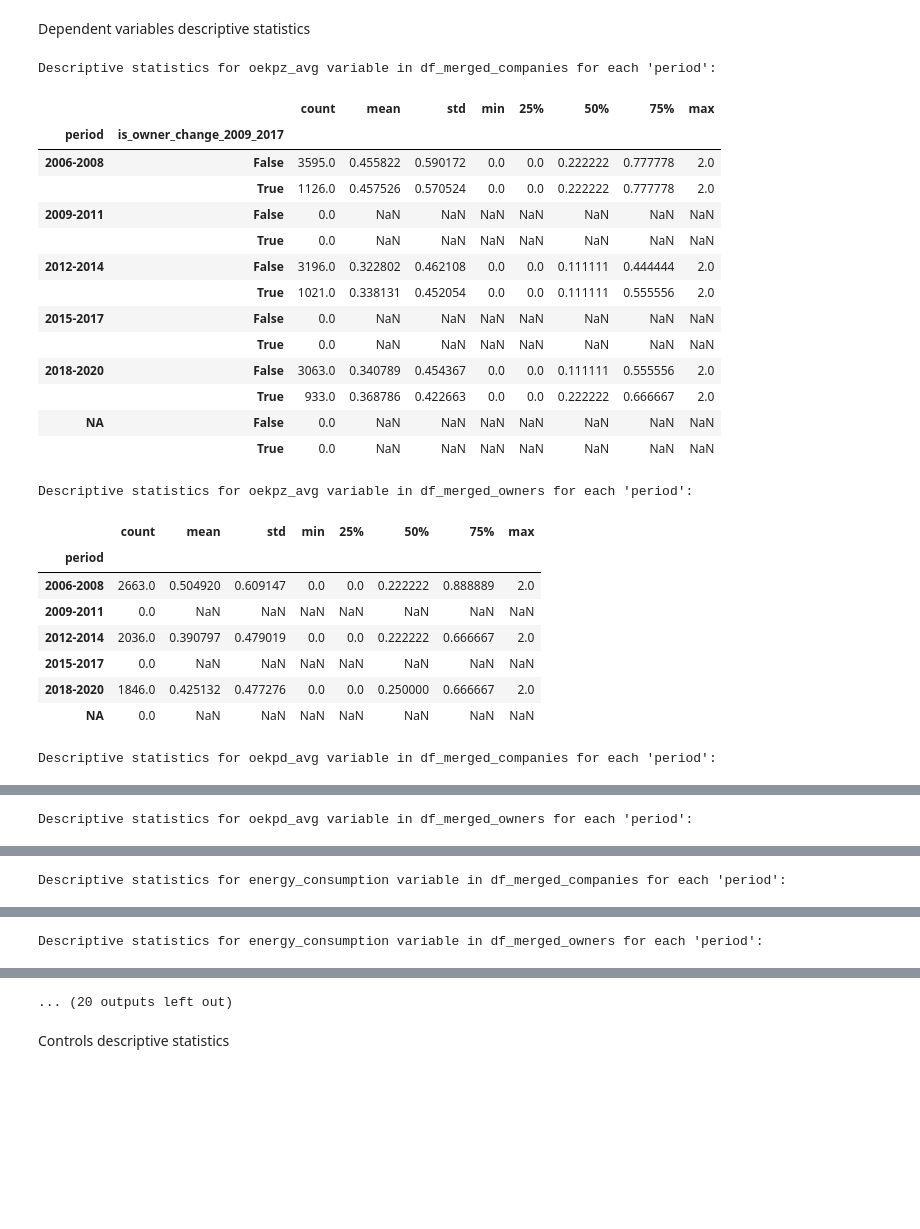
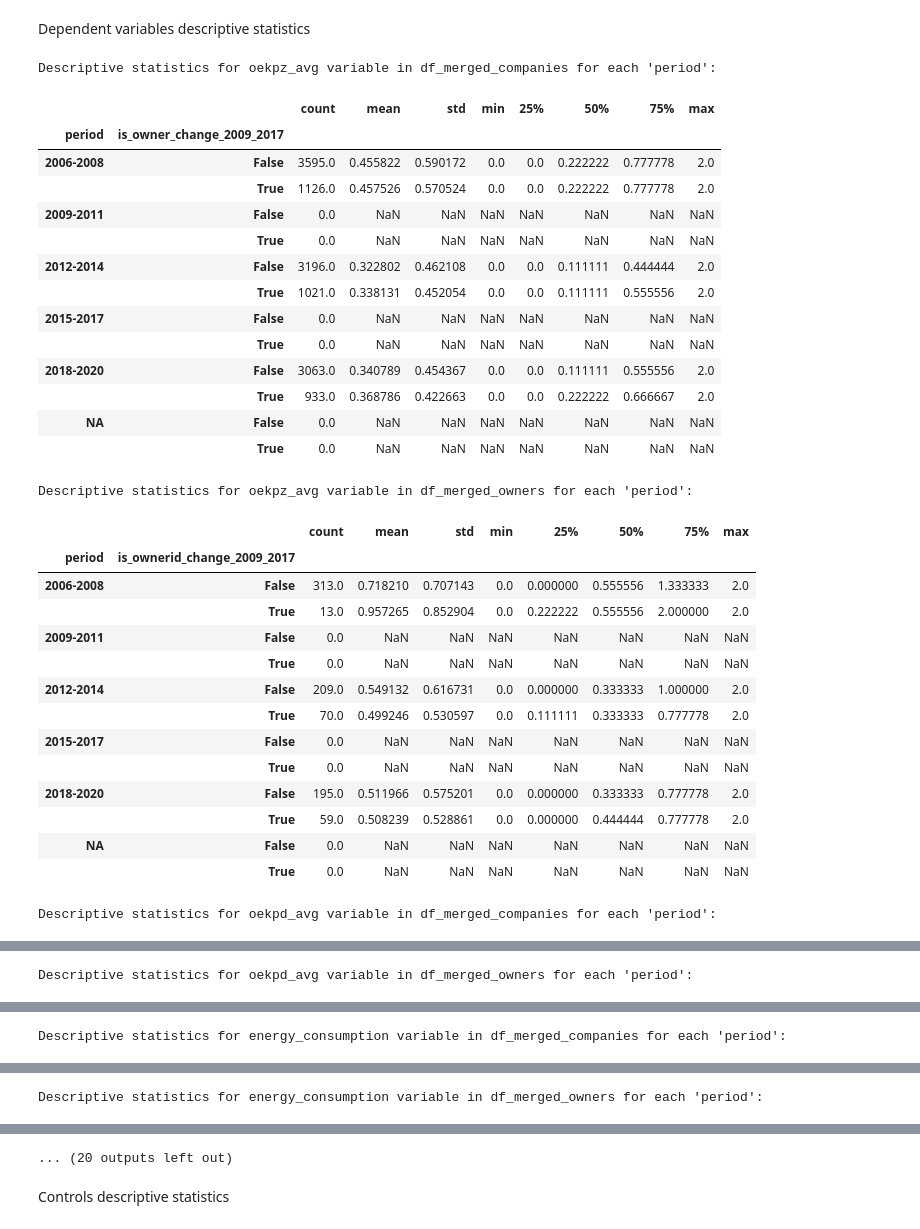
Before and after one commit to lucasanolte/bachelorarbeit, a Jupyter notebook: MIP_descriptive.ipynb, the cells around one changed output, grey strips where cells are left out. Cells and saved outputs as stored; diff of their text form; code cells hidden in the pictures; blank space fills up the shorter version.

```diff
--- a/MIP_descriptive.ipynb
+++ b/MIP_descriptive.ipynb
@@ -97,35 +97,41 @@ Dependent variables descriptive statistics
 # %%
 dependent_variables = ["oekpz_avg", "oekpd_avg", "energy_consumption", "material_use", "emissions_CO2", "emissions_other", "hazardous_material", "recycling"]
 for y in dependent_variables:
     print("Descriptive statistics for " + y + " variable in df_merged_companies for each 'period':")
     display(df_merged_companies.groupby(['period', 'is_owner_change_2009_2017'])[y].describe())
     print("Descriptive statistics for " + y + " variable in df_merged_owners for each 'period':")
-    display(df_merged_owners.groupby('period')[y].describe())
+    display(df_merged_owners.groupby(['period', 'is_ownerid_change_2009_2017'])[y].describe())
 # %% [output]
 Descriptive statistics for oekpz_avg variable in df_merged_companies for each 'period':
 |  |  | count | mean | std | min | 25% | 50% | 75% | max |
 | period | is_owner_change_2009_2017 |  |  |  |  |  |  |  |  |
 | 2006-2008 | False | 3595.0 | 0.455822 | 0.590172 | 0.0 | 0.0 | 0.222222 | 0.777778 | 2.0 |
 |  | True | 1126.0 | 0.457526 | 0.570524 | 0.0 | 0.0 | 0.222222 | 0.777778 | 2.0 |
 | 2009-2011 | False | 0.0 | NaN | NaN | NaN | NaN | NaN | NaN | NaN |
 |  | True | 0.0 | NaN | NaN | NaN | NaN | NaN | NaN | NaN |
 | 2012-2014 | False | 3196.0 | 0.322802 | 0.462108 | 0.0 | 0.0 | 0.111111 | 0.444444 | 2.0 |
 |  | True | 1021.0 | 0.338131 | 0.452054 | 0.0 | 0.0 | 0.111111 | 0.555556 | 2.0 |
 | 2015-2017 | False | 0.0 | NaN | NaN | NaN | NaN | NaN | NaN | NaN |
 |  | True | 0.0 | NaN | NaN | NaN | NaN | NaN | NaN | NaN |
 | 2018-2020 | False | 3063.0 | 0.340789 | 0.454367 | 0.0 | 0.0 | 0.111111 | 0.555556 | 2.0 |
 |  | True | 933.0 | 0.368786 | 0.422663 | 0.0 | 0.0 | 0.222222 | 0.666667 | 2.0 |
 | NA | False | 0.0 | NaN | NaN | NaN | NaN | NaN | NaN | NaN |
 |  | True | 0.0 | NaN | NaN | NaN | NaN | NaN | NaN | NaN |
 Descriptive statistics for oekpz_avg variable in df_merged_owners for each 'period':
-|  | count | mean | std | min | 25% | 50% | 75% | max |
-| period |  |  |  |  |  |  |  |  |
-| 2006-2008 | 2663.0 | 0.504920 | 0.609147 | 0.0 | 0.0 | 0.222222 | 0.888889 | 2.0 |
-| 2009-2011 | 0.0 | NaN | NaN | NaN | NaN | NaN | NaN | NaN |
-| 2012-2014 | 2036.0 | 0.390797 | 0.479019 | 0.0 | 0.0 | 0.222222 | 0.666667 | 2.0 |
-| 2015-2017 | 0.0 | NaN | NaN | NaN | NaN | NaN | NaN | NaN |
-| 2018-2020 | 1846.0 | 0.425132 | 0.477276 | 0.0 | 0.0 | 0.250000 | 0.666667 | 2.0 |
-| NA | 0.0 | NaN | NaN | NaN | NaN | NaN | NaN | NaN |
+|  |  | count | mean | std | min | 25% | 50% | 75% | max |
+| period | is_ownerid_change_2009_2017 |  |  |  |  |  |  |  |  |
+| 2006-2008 | False | 313.0 | 0.718210 | 0.707143 | 0.0 | 0.000000 | 0.555556 | 1.333333 | 2.0 |
+|  | True | 13.0 | 0.957265 | 0.852904 | 0.0 | 0.222222 | 0.555556 | 2.000000 | 2.0 |
+| 2009-2011 | False | 0.0 | NaN | NaN | NaN | NaN | NaN | NaN | NaN |
+|  | True | 0.0 | NaN | NaN | NaN | NaN | NaN | NaN | NaN |
+| 2012-2014 | False | 209.0 | 0.549132 | 0.616731 | 0.0 | 0.000000 | 0.333333 | 1.000000 | 2.0 |
+|  | True | 70.0 | 0.499246 | 0.530597 | 0.0 | 0.111111 | 0.333333 | 0.777778 | 2.0 |
+| 2015-2017 | False | 0.0 | NaN | NaN | NaN | NaN | NaN | NaN | NaN |
+|  | True | 0.0 | NaN | NaN | NaN | NaN | NaN | NaN | NaN |
+| 2018-2020 | False | 195.0 | 0.511966 | 0.575201 | 0.0 | 0.000000 | 0.333333 | 0.777778 | 2.0 |
+|  | True | 59.0 | 0.508239 | 0.528861 | 0.0 | 0.000000 | 0.444444 | 0.777778 | 2.0 |
+| NA | False | 0.0 | NaN | NaN | NaN | NaN | NaN | NaN | NaN |
+|  | True | 0.0 | NaN | NaN | NaN | NaN | NaN | NaN | NaN |
 Descriptive statistics for oekpd_avg variable in df_merged_companies for each 'period':
 |  |  | count | mean | std | min | 25% | 50% | 75% | max |
 | period | is_owner_change_2009_2017 |  |  |  |  |  |  |  |  |
```
Also changed, not shown: parts of 3 cells of this notebook, 1 other file.
